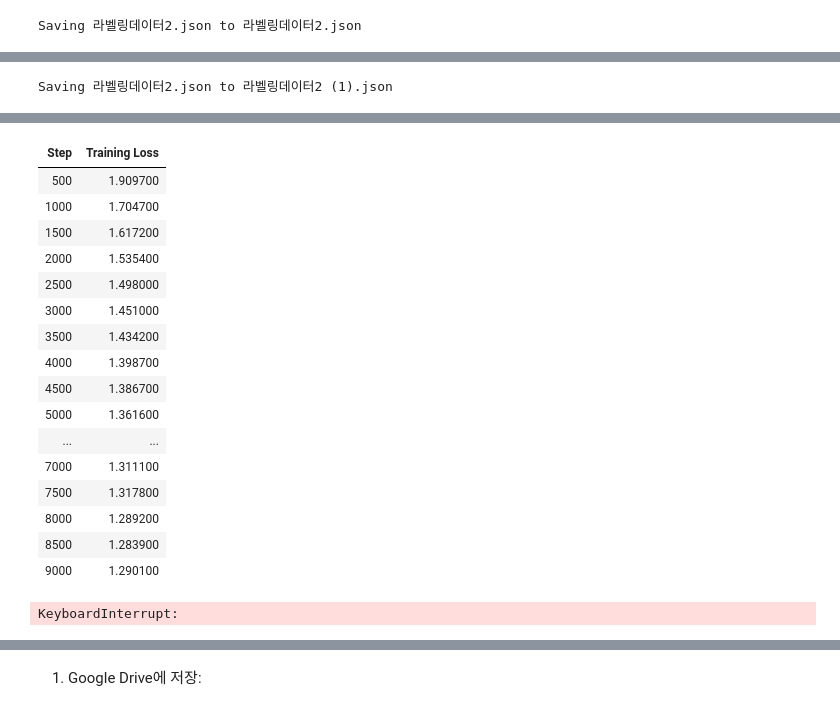
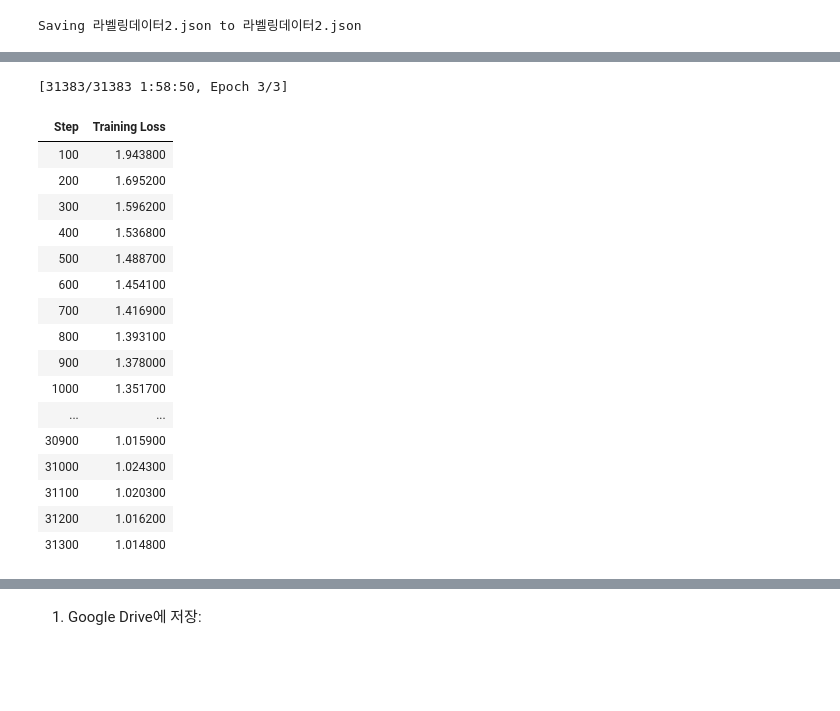
Before and after one commit to Minseos/KISTI_AI, a Jupyter notebook: 공모전_코랩ipynb.ipynb, the cells around one changed output, grey strips where cells are left out. Cells and saved outputs as stored; diff of their text form; code cells hidden in the pictures; blank space fills up the shorter version.

```diff
--- a/공모전_코랩ipynb.ipynb
+++ b/공모전_코랩ipynb.ipynb
@@ -25,16 +37,14 @@ import json
 import os
 import torch
 from transformers import GPT2LMHeadModel, GPT2Tokenizer, Trainer, TrainingArguments, TextDataset, DataCollatorForLanguageModeling
-from google.colab import files
 
 # 1. GPT-2 모델과 토크나이저 로드
 model_name = "gpt2"
 tokenizer = GPT2Tokenizer.from_pretrained(model_name)
 model = GPT2LMHeadModel.from_pretrained(model_name)
 
-# 2. 업로드된 JSON 파일을 로드하고 학습 데이터로 변환
-uploaded = files.upload()  # 업로드된 파일을 불러오기
-json_file_path = list(uploaded.keys())[0]  # 파일 경로 확인
+# 2. JSON 파일 경로 (업로드 대신 직접 경로에서 로드)
+json_file_path = "/content/라벨링데이터2.json"  # Colab 환경에 있는 파일 경로
 
 # 3. JSON 파일을 GPT-2 학습용 텍스트 데이터로 변환
 def convert_json_to_gpt2_format(json_file_path):
@@ -76,17 +86,17 @@ data_collator = DataCollatorForLanguageModeling(
     mlm=False  # GPT는 마스크드 언어 모델이 아니므로 False로 설정
 )
 
-# 6. 학습 하이퍼파라미터 설정
+# 6. 학습 하이퍼파라미터 설정 (시간을 줄이기 위해 에폭 수와 배치 크기를 조정)
 training_args = TrainingArguments(
     output_dir="./gpt2_finetuned",  # 모델 저장 디렉토리
     overwrite_output_dir=True,
-    num_train_epochs=3,             # 학습할 에폭 수 (필요에 따라 조절 가능)
-    per_device_train_batch_size=2,  # 배치 크기
-    save_steps=10_000,              # 모델을 저장할 단계 간격
+    num_train_epochs=3,             # 학습할 에폭 수 (시간을 줄이기 위해 1로 설정) # 나중에는 3이상으로 바꾸기
+    per_device_train_batch_size=32,  # 배치 크기를 늘려 시간 단축
+    save_steps=5_000,               # 모델을 저장할 단계 간격
     save_total_limit=2,             # 저장할 체크포인트 수
     prediction_loss_only=True,
     logging_dir="./logs",           # 로그 저장 디렉토리
-    logging_steps=500,              # 로그를 남길 단계 간격
+    logging_steps=100,              # 로그를 남길 단계 간격 (줄임)
 )
 
 # 7. Trainer 객체 생성
@@ -110 +119,18 @@ print("GPT-2 모델 미세 조정 완료 및 저장되었습니다!")
-Saving 라벨링데이터2.json to 라벨링데이터2 (1).json
+[31383/31383 1:58:50, Epoch 3/3]
+| Step | Training Loss |
+| 100 | 1.943800 |
+| 200 | 1.695200 |
+| 300 | 1.596200 |
+| 400 | 1.536800 |
+| 500 | 1.488700 |
+| 600 | 1.454100 |
+| 700 | 1.416900 |
+| 800 | 1.393100 |
+| 900 | 1.378000 |
+| 1000 | 1.351700 |
+| ... | ... |
+| 30900 | 1.015900 |
+| 31000 | 1.024300 |
+| 31100 | 1.020300 |
+| 31200 | 1.016200 |
+| 31300 | 1.014800 |
@@ -112,18 +137,0 @@ Saving 라벨링데이터2.json to 라벨링데이터2 (1).json
-| Step | Training Loss |
-| 500 | 1.909700 |
-| 1000 | 1.704700 |
-| 1500 | 1.617200 |
-| 2000 | 1.535400 |
-| 2500 | 1.498000 |
-| 3000 | 1.451000 |
-| 3500 | 1.434200 |
-| 4000 | 1.398700 |
-| 4500 | 1.386700 |
-| 5000 | 1.361600 |
-| ... | ... |
-| 7000 | 1.311100 |
-| 7500 | 1.317800 |
-| 8000 | 1.289200 |
-| 8500 | 1.283900 |
-| 9000 | 1.290100 |
-KeyboardInterrupt:
```
Also changed, not shown: parts of 14 cells of this notebook.
